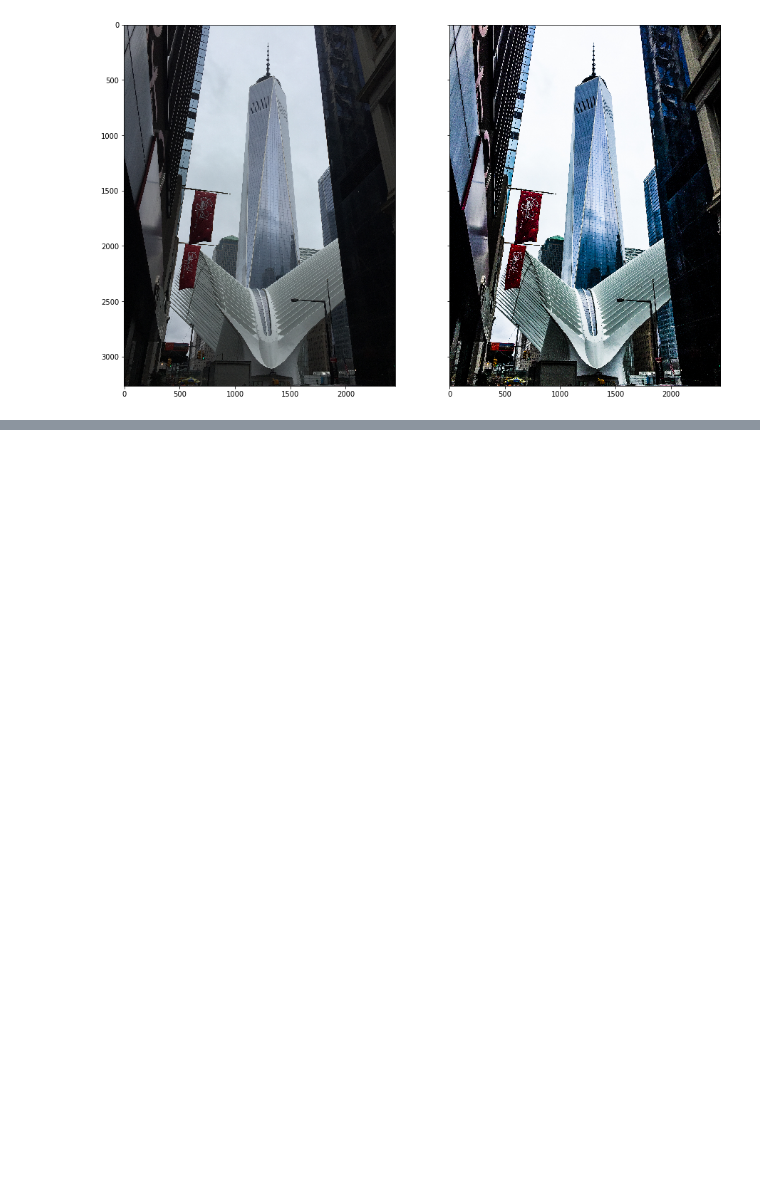
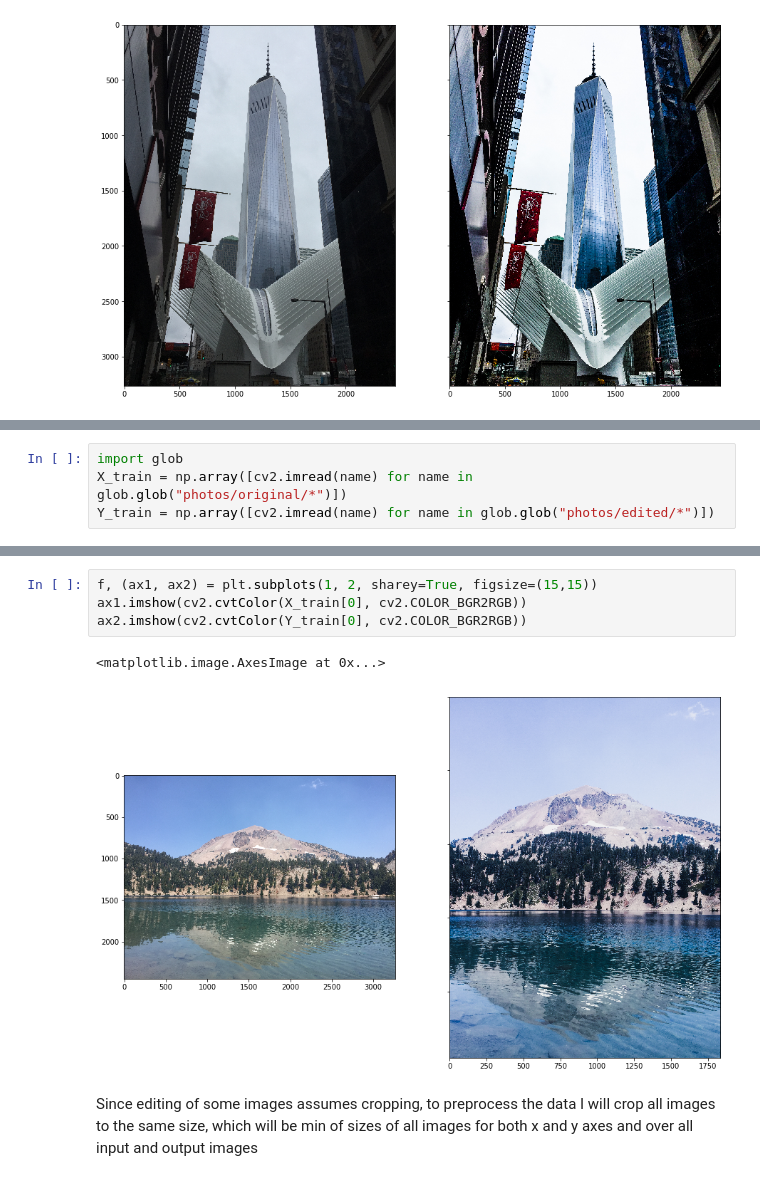
Before and after one commit to mikhailchetin/nn_photo_improvement, a Jupyter notebook: main.ipynb, the cells around one changed output, grey strips where cells are left out. Drawn from its saved outputs; the diff is of its cells as text; blank space fills up the shorter version.

```diff
--- a/main.ipynb
+++ b/main.ipynb
@@ -35,0 +40,4 @@ ax2.imshow(img_new)
+# %%
+import glob
+X_train = np.array([cv2.imread(name) for name in glob.glob("photos/original/*")])
+Y_train = np.array([cv2.imread(name) for name in glob.glob("photos/edited/*")])
@@ -35,0 +62,9 @@ ax2.imshow(img_new)
+# %%
+f, (ax1, ax2) = plt.subplots(1, 2, sharey=True, figsize=(15,15))
+ax1.imshow(cv2.cvtColor(X_train[0], cv2.COLOR_BGR2RGB))
+ax2.imshow(cv2.cvtColor(Y_train[0], cv2.COLOR_BGR2RGB))
+# %% [output]
+<matplotlib.image.AxesImage at 0x...>
+[figure, added]
+# %% [markdown]
+Since editing of some images assumes cropping, to preprocess the data I will crop all images to the same size, which will be min of sizes of all images for both x and y axes and over all input and output images
```
Also changed, not shown: parts of 7 cells of this notebook.
